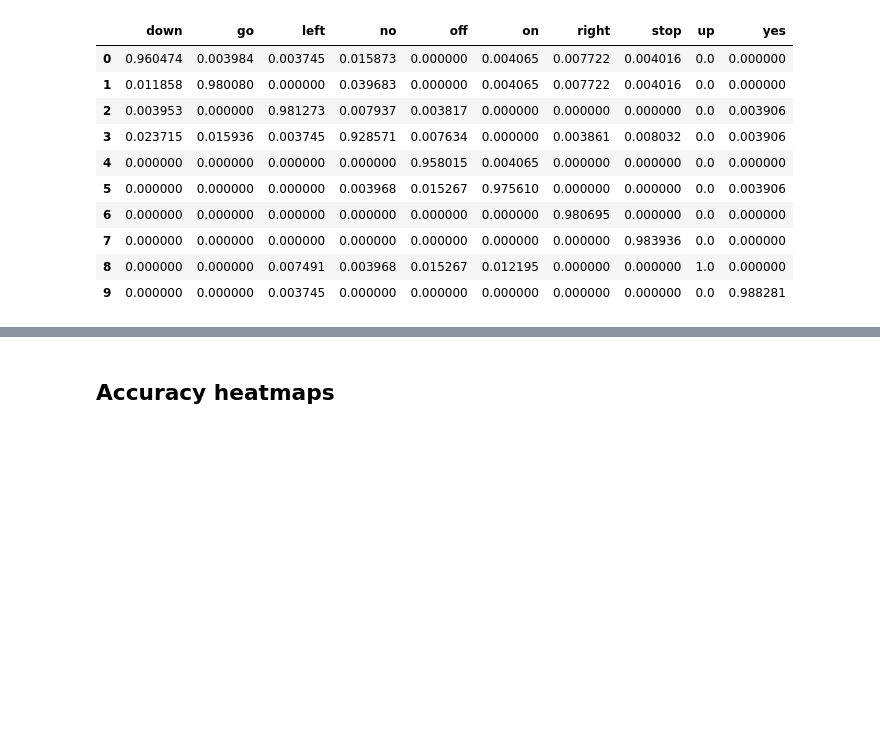
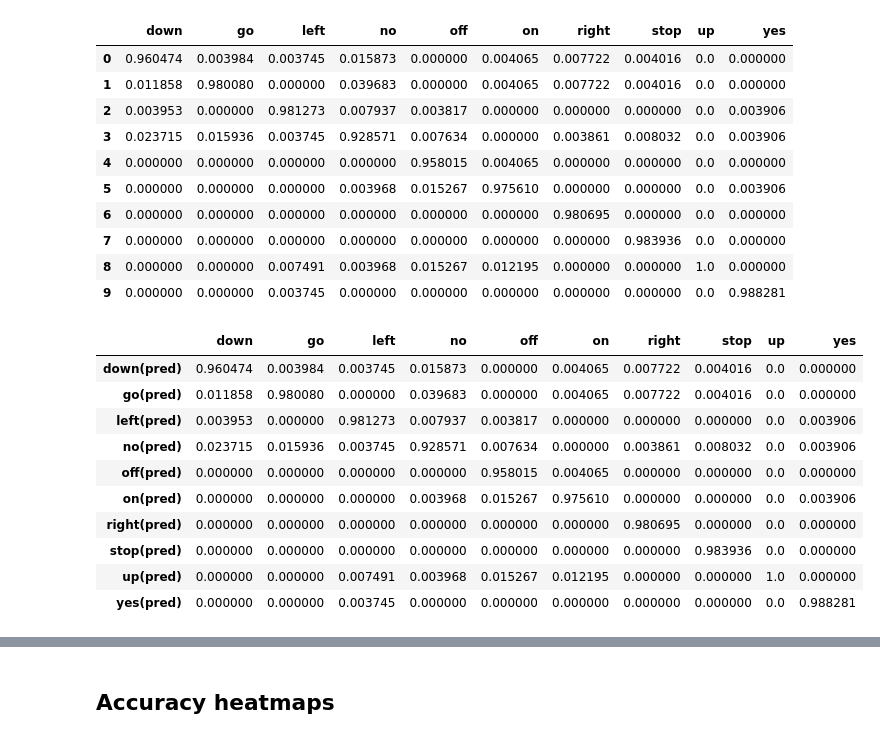
Before and after one commit to Rohit01-zoey/EE679, a Jupyter notebook: CompAssg3/Code.ipynb, the cells around one changed output, grey strips where cells are left out. Saved outputs shown, nothing was run; the diff lists cells and outputs as text; code cells hidden in the pictures; blank space fills up the shorter version.

```diff
--- a/CompAssg3/Code.ipynb
+++ b/CompAssg3/Code.ipynb
@@ -371,7 +341,3 @@ melCoef["down"][0].shape
-# %%
-curr_train = melCoef["down"][0].T
-for i in range(1, len(melCoef["down"])):
-    curr_train = np.vstack((curr_train, melCoef["down"][i].T))
 # %% [markdown]
 # Training the models for each word
 # %% [markdown]
@@ -482,5 +450,23 @@ df
 | 7 | 0.000000 | 0.000000 | 0.000000 | 0.000000 | 0.000000 | 0.000000 | 0.000000 | 0.983936 | 0.0 | 0.000000 |
 | 8 | 0.000000 | 0.000000 | 0.007491 | 0.003968 | 0.015267 | 0.012195 | 0.000000 | 0.000000 | 1.0 | 0.000000 |
 | 9 | 0.000000 | 0.000000 | 0.003745 | 0.000000 | 0.000000 | 0.000000 | 0.000000 | 0.000000 | 0.0 | 0.988281 |
+# %%
+dictLabels = {}
+for i in range(len(trainingLabels)):
+    dictLabels[i] = trainingLabels[i]+"(pred)"
+df = df.rename(index=dictLabels)
+df
+# %% [output]
+|  | down | go | left | no | off | on | right | stop | up | yes |
+| down(pred) | 0.960474 | 0.003984 | 0.003745 | 0.015873 | 0.000000 | 0.004065 | 0.007722 | 0.004016 | 0.0 | 0.000000 |
+| go(pred) | 0.011858 | 0.980080 | 0.000000 | 0.039683 | 0.000000 | 0.004065 | 0.007722 | 0.004016 | 0.0 | 0.000000 |
+| left(pred) | 0.003953 | 0.000000 | 0.981273 | 0.007937 | 0.003817 | 0.000000 | 0.000000 | 0.000000 | 0.0 | 0.003906 |
+| no(pred) | 0.023715 | 0.015936 | 0.003745 | 0.928571 | 0.007634 | 0.000000 | 0.003861 | 0.008032 | 0.0 | 0.003906 |
+| off(pred) | 0.000000 | 0.000000 | 0.000000 | 0.000000 | 0.958015 | 0.004065 | 0.000000 | 0.000000 | 0.0 | 0.000000 |
+| on(pred) | 0.000000 | 0.000000 | 0.000000 | 0.003968 | 0.015267 | 0.975610 | 0.000000 | 0.000000 | 0.0 | 0.003906 |
+| right(pred) | 0.000000 | 0.000000 | 0.000000 | 0.000000 | 0.000000 | 0.000000 | 0.980695 | 0.000000 | 0.0 | 0.000000 |
+| stop(pred) | 0.000000 | 0.000000 | 0.000000 | 0.000000 | 0.000000 | 0.000000 | 0.000000 | 0.983936 | 0.0 | 0.000000 |
+| up(pred) | 0.000000 | 0.000000 | 0.007491 | 0.003968 | 0.015267 | 0.012195 | 0.000000 | 0.000000 | 1.0 | 0.000000 |
+| yes(pred) | 0.000000 | 0.000000 | 0.003745 | 0.000000 | 0.000000 | 0.000000 | 0.000000 | 0.000000 | 0.0 | 0.988281 |
 # %%
 dfNoisy = pd.DataFrame.from_dict(finalAccuraciesNoisy)
```
Also changed, not shown: parts of 21 cells of this notebook.
